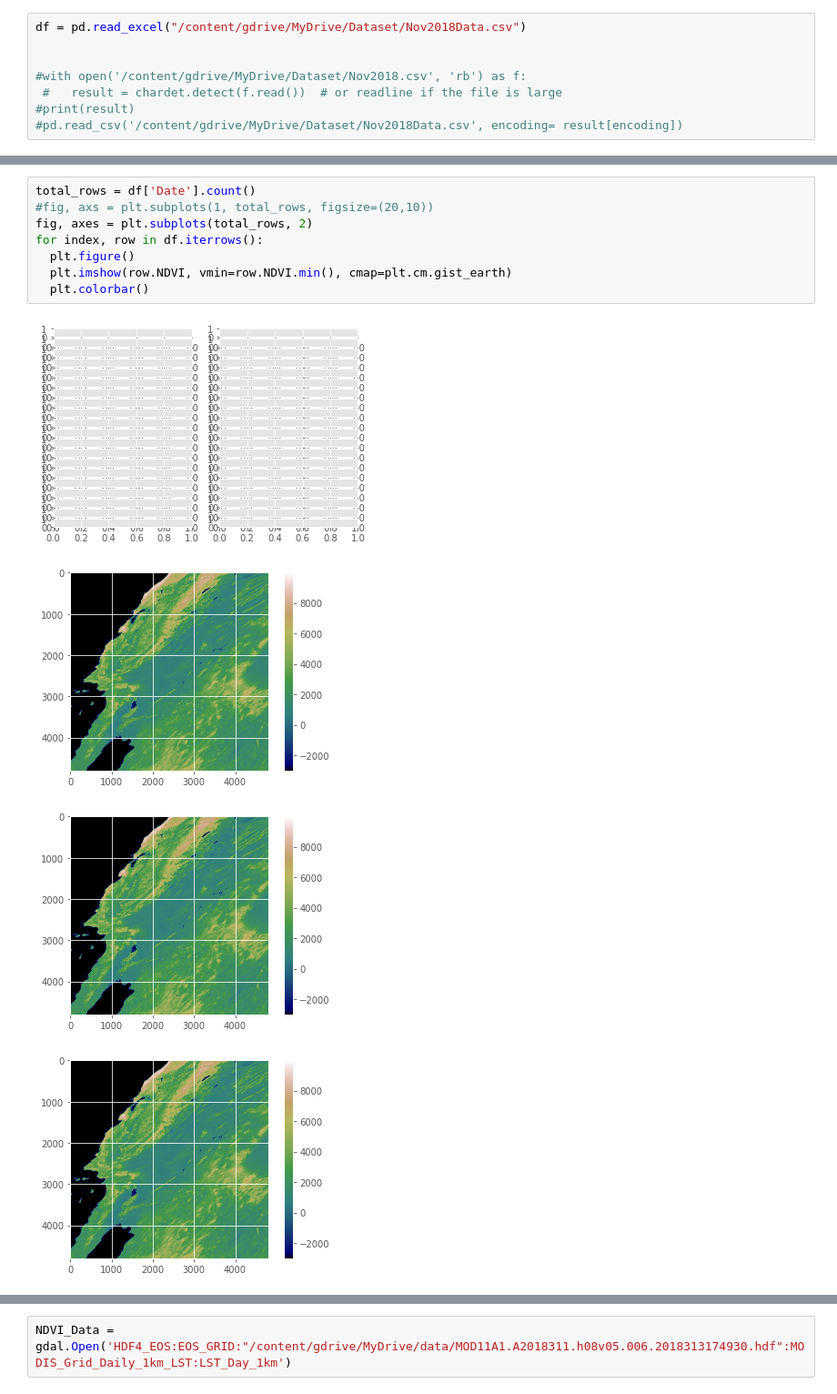
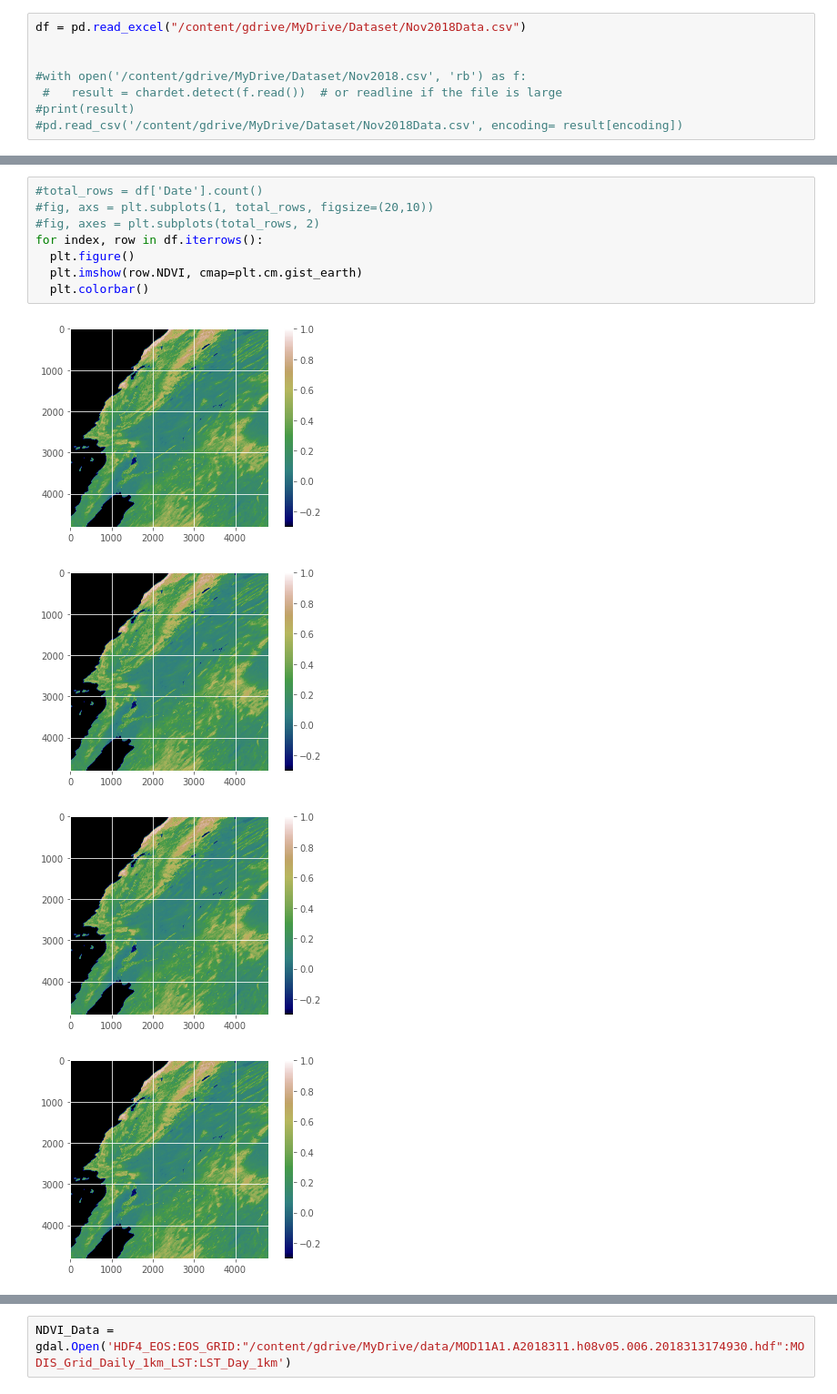
Before and after one commit to kushalt93/WildfirePrediction, a Jupyter notebook: testProject.ipynb, the cells around one changed output, grey strips where cells are left out. Shown at 91% size. Cells and saved outputs as stored; diff of their text form.

```diff
--- a/testProject.ipynb
+++ b/testProject.ipynb
@@ -57,13 +89,13 @@ for index, row in df.iterrows():
 # %%
-total_rows = df['Date'].count()
+#total_rows = df['Date'].count()
 #fig, axs = plt.subplots(1, total_rows, figsize=(20,10))
-fig, axes = plt.subplots(total_rows, 2)
+#fig, axes = plt.subplots(total_rows, 2)
 for index, row in df.iterrows():
   plt.figure()
-  plt.imshow(row.NDVI, vmin=row.NDVI.min(), cmap=plt.cm.gist_earth)
+  plt.imshow(row.NDVI, cmap=plt.cm.gist_earth)
   plt.colorbar()
 # %% [output]
-[figure, old version]
+[figure, new version]
-[figure, old version]
+[figure, new version]
-[figure, old version]
+[figure, new version]
-[figure, old version]
+[figure, new version]
```
Also changed, not shown: parts of 18 cells of this notebook.
